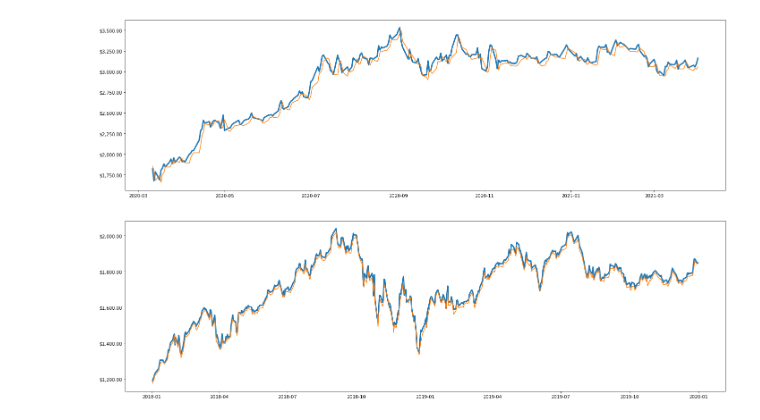
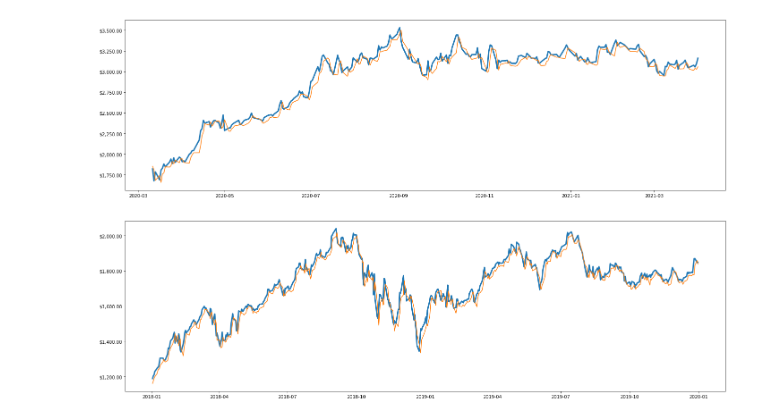
Before and after one commit to tjbray20/Market_Machine_Learning, a Jupyter notebook: SVMdate.ipynb, the cells around one changed output. Saved outputs shown, nothing was run; the diff lists cells and outputs as text; code cells hidden in the pictures.

```diff
--- a/SVMdate.ipynb
+++ b/SVMdate.ipynb
@@ -139,8 +139,8 @@ ax.yaxis.set_major_formatter('${x:1,.2f}');
 # %%
 fig4, ax = plt.subplots(figsize = (24,7))
 fig4_data = preds_train[(preds_train.index >= '1-1-2018') & (preds_train.index <= '1-1-2020')]
 ax.plot(fig4_data.adjustedclose, linewidth = 3.0)
-ax.plot(fig4_data.predictions.shift(-1))
+ax.plot(fig4_data.predictions)
 ax.yaxis.set_major_formatter('${x:1,.2f}');
 # %% [output]
-[figure, old version]
+[figure, new version]
```
Also changed, not shown: 14 other files.
